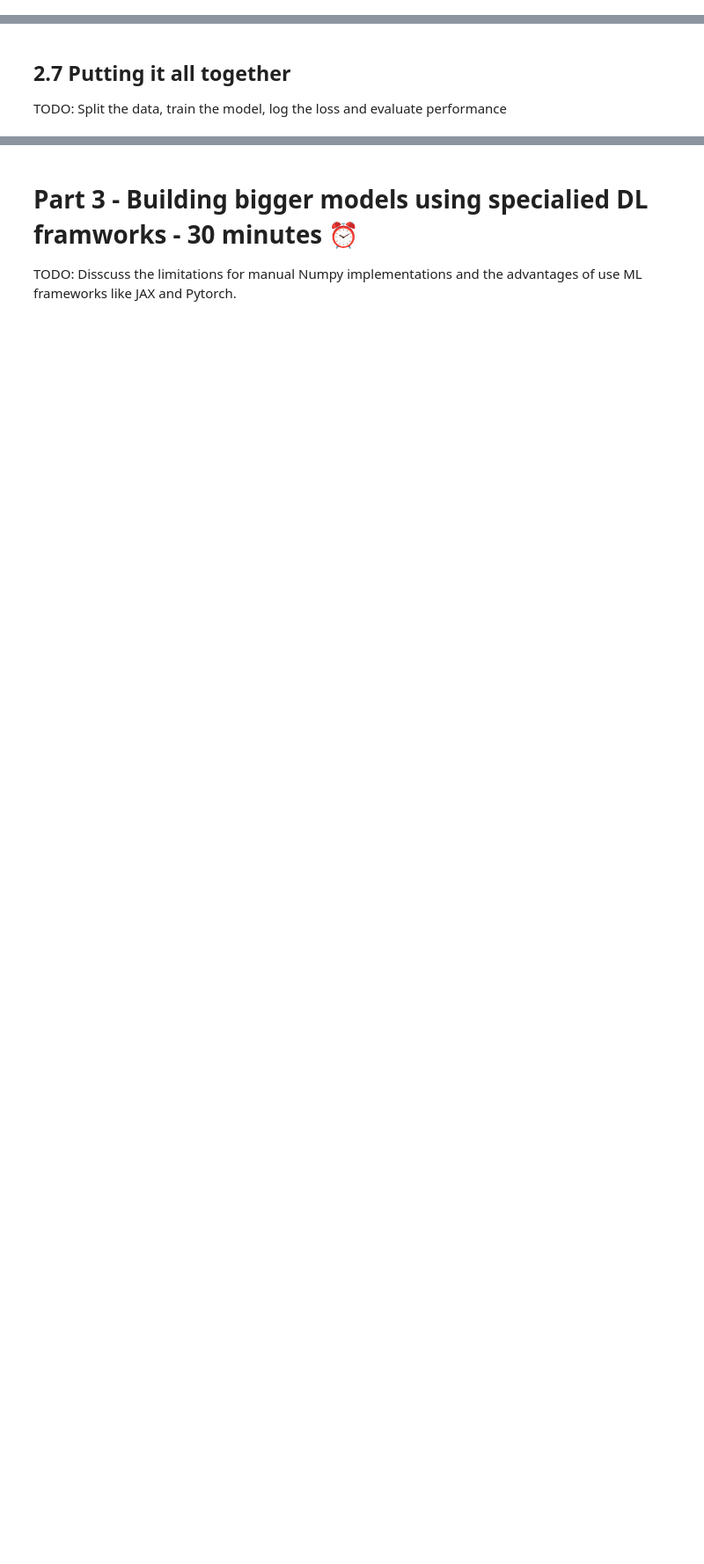
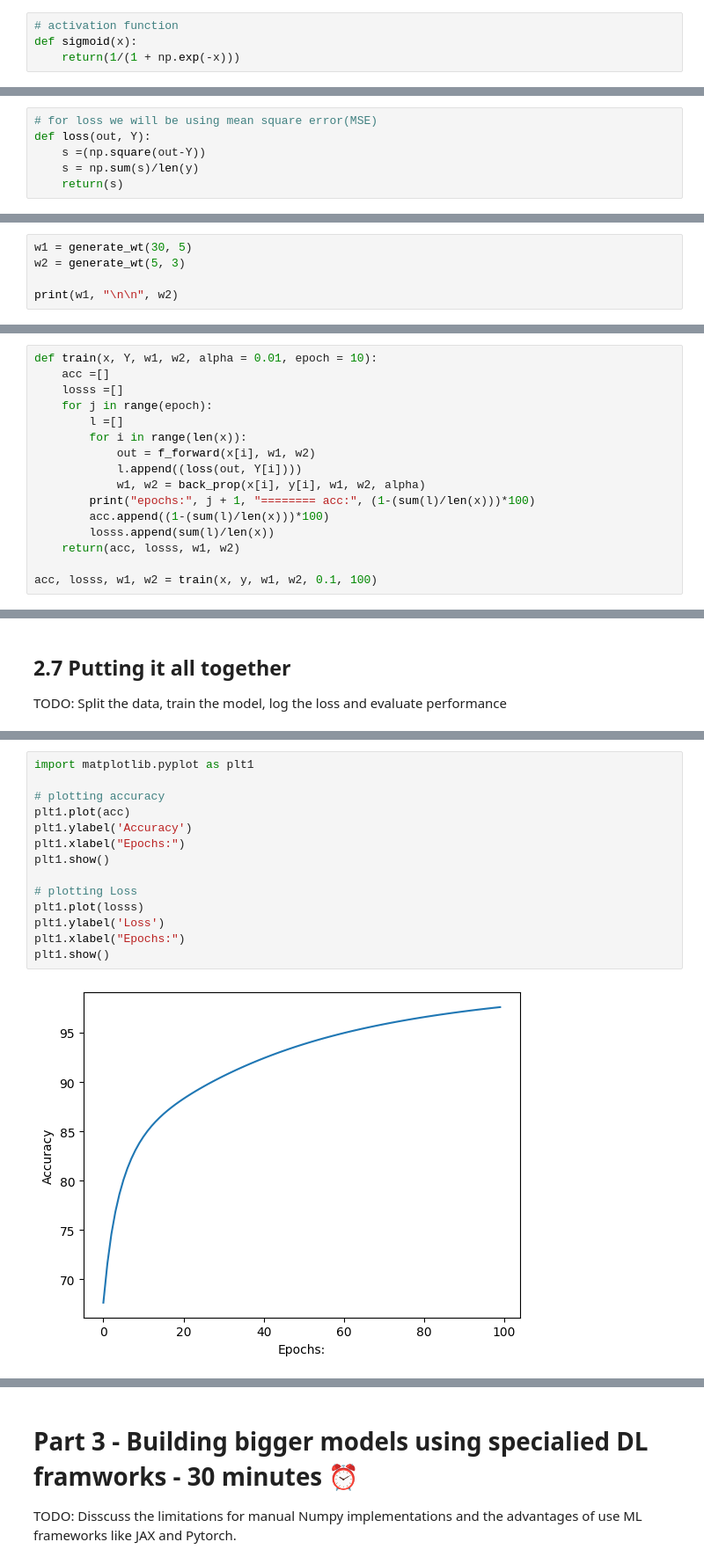
Before and after one commit to deep-learning-indaba/indaba-pracs-2025, a Jupyter notebook: Introduction_to_Deep_Learning.ipynb, the cells around one changed output, grey strips where cells are left out. Shown at 88% size. Drawn from its saved outputs; the diff is of its cells as text; blank space fills up the shorter version.

```diff
--- a/Introduction_to_Deep_Learning.ipynb
+++ b/Introduction_to_Deep_Learning.ipynb
@@ -422,3 +540,7 @@ TODO: Describe MLP architeture and its components
+# %%
+# activation function
+def sigmoid(x):
+	return(1/(1 + np.exp(-x)))
 # %% [markdown]
 ## 2.3 **Forward Propagation**
 TODO: Implement the forward pass for MLP
@@ -425,5 +563,11 @@ TODO: Implement the forward pass for MLP
 # %% [markdown]
 ## 2.4 **Loss functions**
+# %%
+# for loss we will be using mean square error(MSE)
+def loss(out, Y):
+	s =(np.square(out-Y))
+	s = np.sum(s)/len(y)
+	return(s)
 # %% [markdown]
 ## 2.5 **Backpropagation**
 TODO: Implement backprogation using chain rule
@@ -429,0 +599,5 @@ TODO: Implement backprogation using chain rule
+# %%
+w1 = generate_wt(30, 5)
+w2 = generate_wt(5, 3)
+
+print(w1, "\n\n", w2)
@@ -432,0 +627,16 @@ TODO: Explain how to update the model weights using stochastic gradient descent
+# %%
+def train(x, Y, w1, w2, alpha = 0.01, epoch = 10):
+	acc =[]
+	losss =[]
+	for j in range(epoch):
+		l =[]
+		for i in range(len(x)):
+			out = f_forward(x[i], w1, w2)
+			l.append((loss(out, Y[i])))
+			w1, w2 = back_prop(x[i], y[i], w1, w2, alpha)
+		print("epochs:", j + 1, "======== acc:", (1-(sum(l)/len(x)))*100)
+		acc.append((1-(sum(l)/len(x)))*100)
+		losss.append(sum(l)/len(x))
+	return(acc, losss, w1, w2)
+
+acc, losss, w1, w2 = train(x, y, w1, w2, 0.1, 100)
@@ -435,0 +666,16 @@ TODO: Split the data, train the model, log the loss and evaluate performance
+# %%
+import matplotlib.pyplot as plt1
+
+# plotting accuracy
+plt1.plot(acc)
+plt1.ylabel('Accuracy')
+plt1.xlabel("Epochs:")
+plt1.show()
+
+# plotting Loss
+plt1.plot(losss)
+plt1.ylabel('Loss')
+plt1.xlabel("Epochs:")
+plt1.show()
+# %% [output]
+[figure, added]
```
Also changed, not shown: parts of 25 cells of this notebook.
